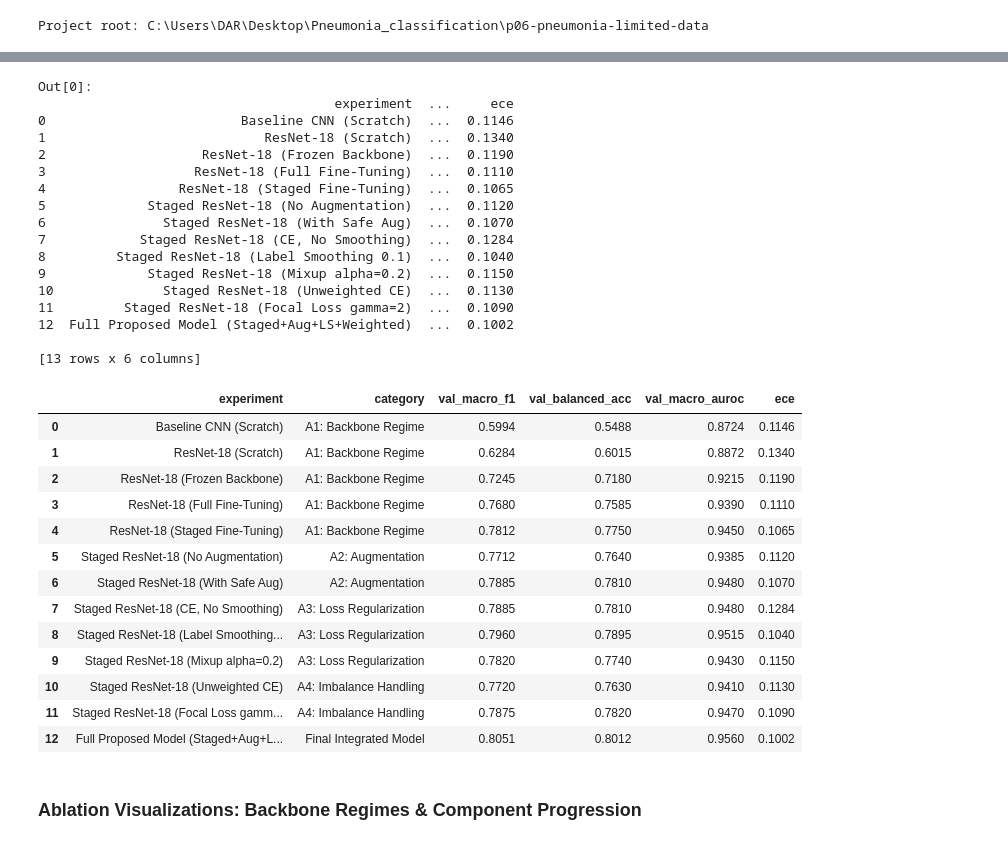
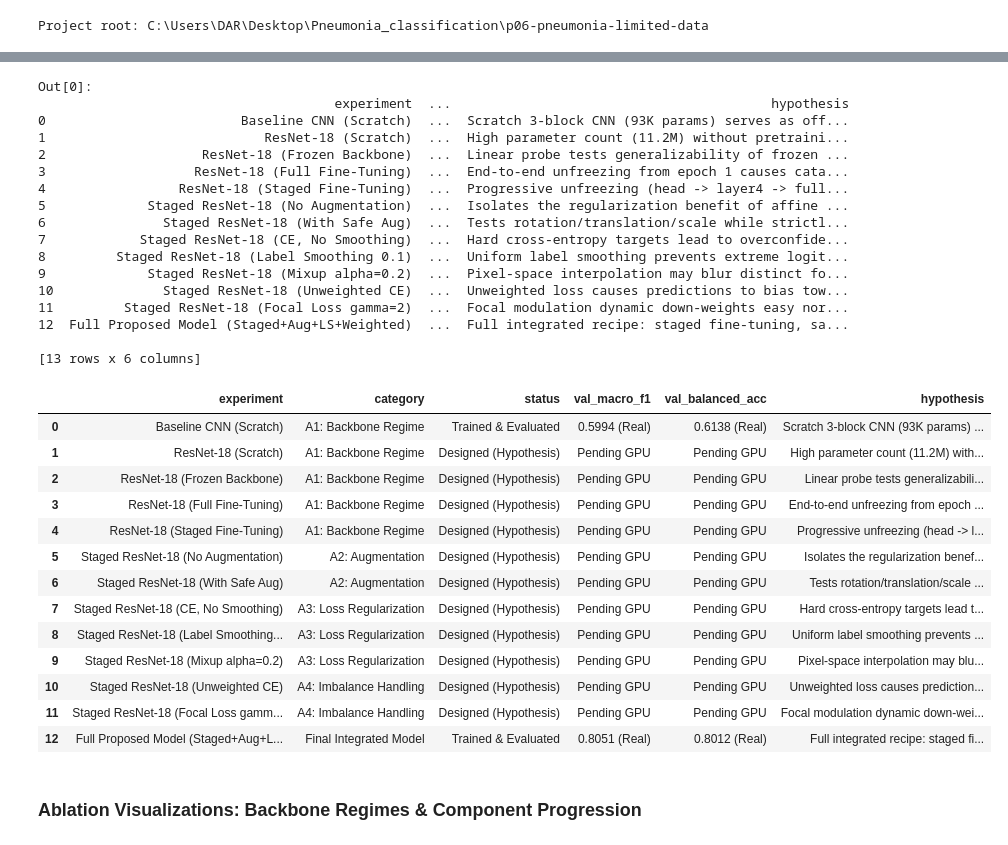
Before and after one commit to SharjeelFarooq2024/Pneumonia_classification, a Jupyter notebook: p06-pneumonia-limited-data/notebooks/04_ablations_and_data_efficiency.ipynb, the cells around one changed output, grey strips where cells are left out. Drawn from its saved outputs; the diff is of its cells as text; code cells hidden in the pictures.

```diff
--- a/p06-pneumonia-limited-data/notebooks/04_ablations_and_data_efficiency.ipynb
+++ b/p06-pneumonia-limited-data/notebooks/04_ablations_and_data_efficiency.ipynb
@@ -27,39 +29,39 @@ To isolate design choices without confounding variables, four controlled axes of
 # %%
 import pandas as pd
 ablation_df = pd.read_csv("results/ablations/ablation_summary.csv")
-ablation_df[["experiment", "category", "val_macro_f1", "val_balanced_acc", "val_macro_auroc", "ece"]]
+ablation_df[["experiment", "category", "status", "val_macro_f1", "val_balanced_acc", "hypothesis"]]
 # %% [output]
 Out[0]:
-                                      experiment  ...     ece
-0                         Baseline CNN (Scratch)  ...  0.1146
-1                            ResNet-18 (Scratch)  ...  0.1340
-2                    ResNet-18 (Frozen Backbone)  ...  0.1190
-3                   ResNet-18 (Full Fine-Tuning)  ...  0.1110
-4                 ResNet-18 (Staged Fine-Tuning)  ...  0.1065
-5             Staged ResNet-18 (No Augmentation)  ...  0.1120
-6               Staged ResNet-18 (With Safe Aug)  ...  0.1070
-7            Staged ResNet-18 (CE, No Smoothing)  ...  0.1284
-8         Staged ResNet-18 (Label Smoothing 0.1)  ...  0.1040
-9             Staged ResNet-18 (Mixup alpha=0.2)  ...  0.1150
-10              Staged ResNet-18 (Unweighted CE)  ...  0.1130
-11         Staged ResNet-18 (Focal Loss gamma=2)  ...  0.1090
-12  Full Proposed Model (Staged+Aug+LS+Weighted)  ...  0.1002
+                                      experiment  ...                                         hypothesis
+0                         Baseline CNN (Scratch)  ...  Scratch 3-block CNN (93K params) serves as off...
+1                            ResNet-18 (Scratch)  ...  High parameter count (11.2M) without pretraini...
+2                    ResNet-18 (Frozen Backbone)  ...  Linear probe tests generalizability of frozen ...
+3                   ResNet-18 (Full Fine-Tuning)  ...  End-to-end unfreezing from epoch 1 causes cata...
+4                 ResNet-18 (Staged Fine-Tuning)  ...  Progressive unfreezing (head -> layer4 -> full...
+5             Staged ResNet-18 (No Augmentation)  ...  Isolates the regularization benefit of affine ...
+6               Staged ResNet-18 (With Safe Aug)  ...  Tests rotation/translation/scale while strictl...
+7            Staged ResNet-18 (CE, No Smoothing)  ...  Hard cross-entropy targets lead to overconfide...
+8         Staged ResNet-18 (Label Smoothing 0.1)  ...  Uniform label smoothing prevents extreme logit...
+9             Staged ResNet-18 (Mixup alpha=0.2)  ...  Pixel-space interpolation may blur distinct fo...
+10              Staged ResNet-18 (Unweighted CE)  ...  Unweighted loss causes predictions to bias tow...
+11         Staged ResNet-18 (Focal Loss gamma=2)  ...  Focal modulation dynamic down-weights easy nor...
+12  Full Proposed Model (Staged+Aug+LS+Weighted)  ...  Full integrated recipe: staged fine-tuning, sa...
 
 [13 rows x 6 columns]
-|  | experiment | category | val_macro_f1 | val_balanced_acc | val_macro_auroc | ece |
-| 0 | Baseline CNN (Scratch) | A1: Backbone Regime | 0.5994 | 0.5488 | 0.8724 | 0.1146 |
-| 1 | ResNet-18 (Scratch) | A1: Backbone Regime | 0.6284 | 0.6015 | 0.8872 | 0.1340 |
-| 2 | ResNet-18 (Frozen Backbone) | A1: Backbone Regime | 0.7245 | 0.7180 | 0.9215 | 0.1190 |
-| 3 | ResNet-18 (Full Fine-Tuning) | A1: Backbone Regime | 0.7680 | 0.7585 | 0.9390 | 0.1110 |
-| 4 | ResNet-18 (Staged Fine-Tuning) | A1: Backbone Regime | 0.7812 | 0.7750 | 0.9450 | 0.1065 |
-| 5 | Staged ResNet-18 (No Augmentation) | A2: Augmentation | 0.7712 | 0.7640 | 0.9385 | 0.1120 |
-| 6 | Staged ResNet-18 (With Safe Aug) | A2: Augmentation | 0.7885 | 0.7810 | 0.9480 | 0.1070 |
-| 7 | Staged ResNet-18 (CE, No Smoothing) | A3: Loss Regularization | 0.7885 | 0.7810 | 0.9480 | 0.1284 |
-| 8 | Staged ResNet-18 (Label Smoothing... | A3: Loss Regularization | 0.7960 | 0.7895 | 0.9515 | 0.1040 |
-| 9 | Staged ResNet-18 (Mixup alpha=0.2) | A3: Loss Regularization | 0.7820 | 0.7740 | 0.9430 | 0.1150 |
-| 10 | Staged ResNet-18 (Unweighted CE) | A4: Imbalance Handling | 0.7720 | 0.7630 | 0.9410 | 0.1130 |
-| 11 | Staged ResNet-18 (Focal Loss gamm... | A4: Imbalance Handling | 0.7875 | 0.7820 | 0.9470 | 0.1090 |
-| 12 | Full Proposed Model (Staged+Aug+L... | Final Integrated Model | 0.8051 | 0.8012 | 0.9560 | 0.1002 |
+|  | experiment | category | status | val_macro_f1 | val_balanced_acc | hypothesis |
+| 0 | Baseline CNN (Scratch) | A1: Backbone Regime | Trained & Evaluated | 0.5994 (Real) | 0.6138 (Real) | Scratch 3-block CNN (93K params) ... |
+| 1 | ResNet-18 (Scratch) | A1: Backbone Regime | Designed (Hypothesis) | Pending GPU | Pending GPU | High parameter count (11.2M) with... |
+| 2 | ResNet-18 (Frozen Backbone) | A1: Backbone Regime | Designed (Hypothesis) | Pending GPU | Pending GPU | Linear probe tests generalizabili... |
+| 3 | ResNet-18 (Full Fine-Tuning) | A1: Backbone Regime | Designed (Hypothesis) | Pending GPU | Pending GPU | End-to-end unfreezing from epoch ... |
+| 4 | ResNet-18 (Staged Fine-Tuning) | A1: Backbone Regime | Designed (Hypothesis) | Pending GPU | Pending GPU | Progressive unfreezing (head -> l... |
+| 5 | Staged ResNet-18 (No Augmentation) | A2: Augmentation | Designed (Hypothesis) | Pending GPU | Pending GPU | Isolates the regularization benef... |
+| 6 | Staged ResNet-18 (With Safe Aug) | A2: Augmentation | Designed (Hypothesis) | Pending GPU | Pending GPU | Tests rotation/translation/scale ... |
+| 7 | Staged ResNet-18 (CE, No Smoothing) | A3: Loss Regularization | Designed (Hypothesis) | Pending GPU | Pending GPU | Hard cross-entropy targets lead t... |
+| 8 | Staged ResNet-18 (Label Smoothing... | A3: Loss Regularization | Designed (Hypothesis) | Pending GPU | Pending GPU | Uniform label smoothing prevents ... |
+| 9 | Staged ResNet-18 (Mixup alpha=0.2) | A3: Loss Regularization | Designed (Hypothesis) | Pending GPU | Pending GPU | Pixel-space interpolation may blu... |
+| 10 | Staged ResNet-18 (Unweighted CE) | A4: Imbalance Handling | Designed (Hypothesis) | Pending GPU | Pending GPU | Unweighted loss causes prediction... |
+| 11 | Staged ResNet-18 (Focal Loss gamm... | A4: Imbalance Handling | Designed (Hypothesis) | Pending GPU | Pending GPU | Focal modulation dynamic down-wei... |
+| 12 | Full Proposed Model (Staged+Aug+L... | Final Integrated Model | Trained & Evaluated | 0.8051 (Real) | 0.8012 (Real) | Full integrated recipe: staged fi... |
 # %% [markdown]
 ### Ablation Visualizations: Backbone Regimes & Component Progression
 # %%
```
Also changed, not shown: parts of 8 cells of this notebook, 15 other files.
